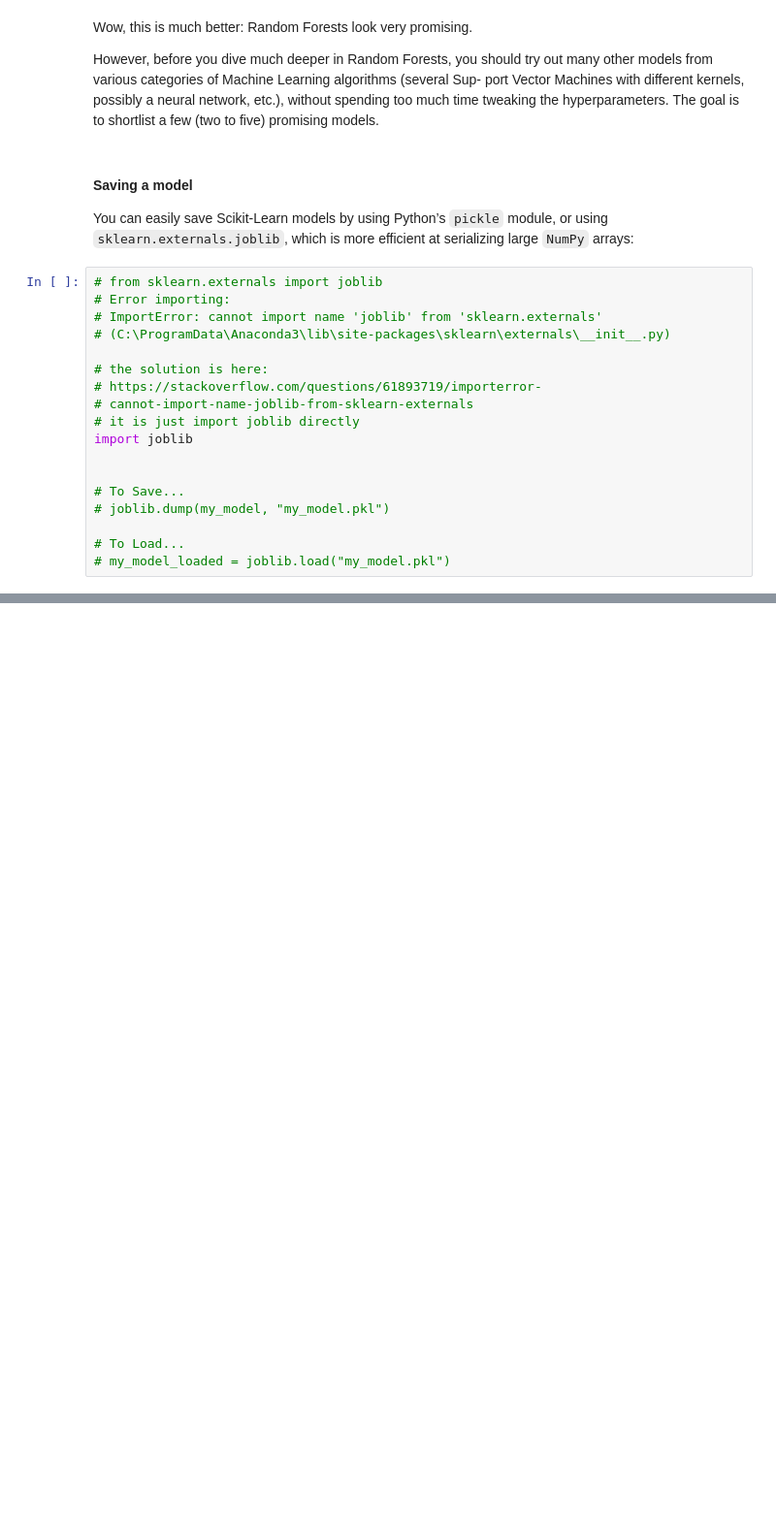
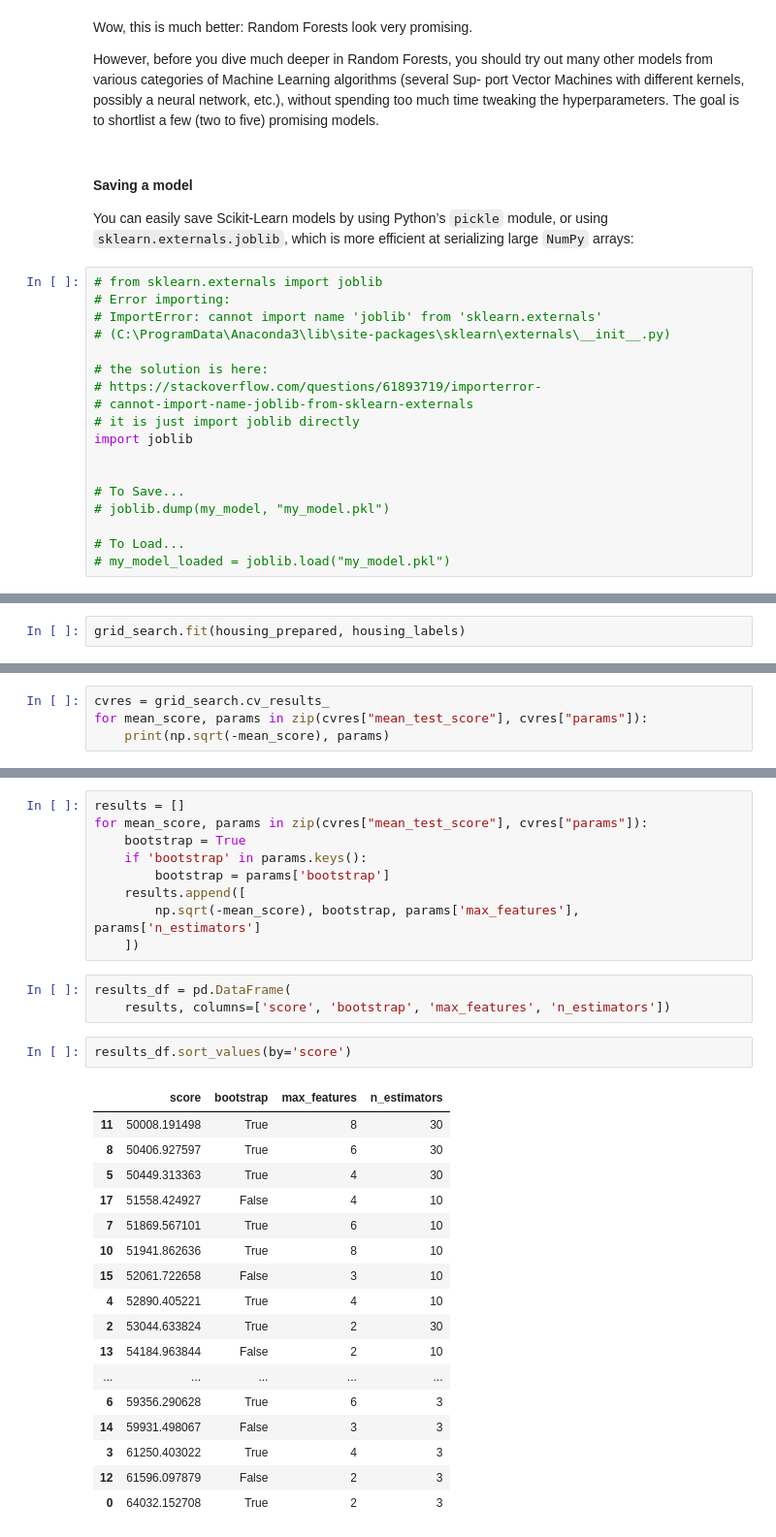
Before and after one commit to drnesr/Machine_Learning, a Jupyter notebook: Projects/Housing/Code/Housing.ipynb, the cells around one changed output, grey strips where cells are left out. Shown at 97% size. Cells and saved outputs as stored; diff of their text form; blank space fills up the shorter version.

```diff
--- a/Projects/Housing/Code/Housing.ipynb
+++ b/Projects/Housing/Code/Housing.ipynb
@@ -793,0 +819,2 @@ import joblib
+# %%
+grid_search.fit(housing_prepared, housing_labels)
@@ -793,0 +919,4 @@ import joblib
+# %%
+cvres = grid_search.cv_results_
+for mean_score, params in zip(cvres["mean_test_score"], cvres["params"]):
+    print(np.sqrt(-mean_score), params)
@@ -793,0 +942,32 @@ import joblib
+# %%
+results = []
+for mean_score, params in zip(cvres["mean_test_score"], cvres["params"]):
+    bootstrap = True
+    if 'bootstrap' in params.keys():
+        bootstrap = params['bootstrap']
+    results.append([
+        np.sqrt(-mean_score), bootstrap, params['max_features'], params['n_estimators']
+    ])
+# %%
+results_df = pd.DataFrame(
+    results, columns=['score', 'bootstrap', 'max_features', 'n_estimators'])
+# %%
+results_df.sort_values(by='score')
+# %% [output]
+|  | score | bootstrap | max_features | n_estimators |
+| 11 | 50008.191498 | True | 8 | 30 |
+| 8 | 50406.927597 | True | 6 | 30 |
+| 5 | 50449.313363 | True | 4 | 30 |
+| 17 | 51558.424927 | False | 4 | 10 |
+| 7 | 51869.567101 | True | 6 | 10 |
+| 10 | 51941.862636 | True | 8 | 10 |
+| 15 | 52061.722658 | False | 3 | 10 |
+| 4 | 52890.405221 | True | 4 | 10 |
+| 2 | 53044.633824 | True | 2 | 30 |
+| 13 | 54184.963844 | False | 2 | 10 |
+| ... | ... | ... | ... | ... |
+| 6 | 59356.290628 | True | 6 | 3 |
+| 14 | 59931.498067 | False | 3 | 3 |
+| 3 | 61250.403022 | True | 4 | 3 |
+| 12 | 61596.097879 | False | 2 | 3 |
+| 0 | 64032.152708 | True | 2 | 3 |
```
Also changed, not shown: parts of 22 cells of this notebook.
